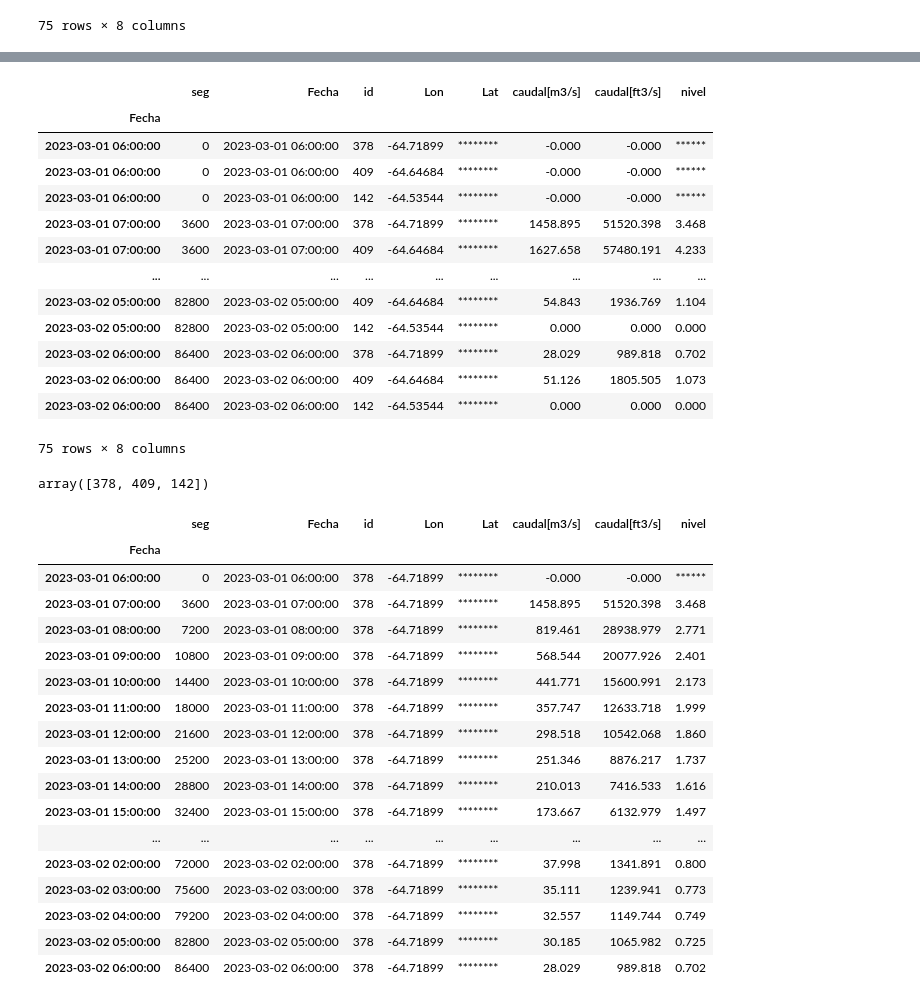
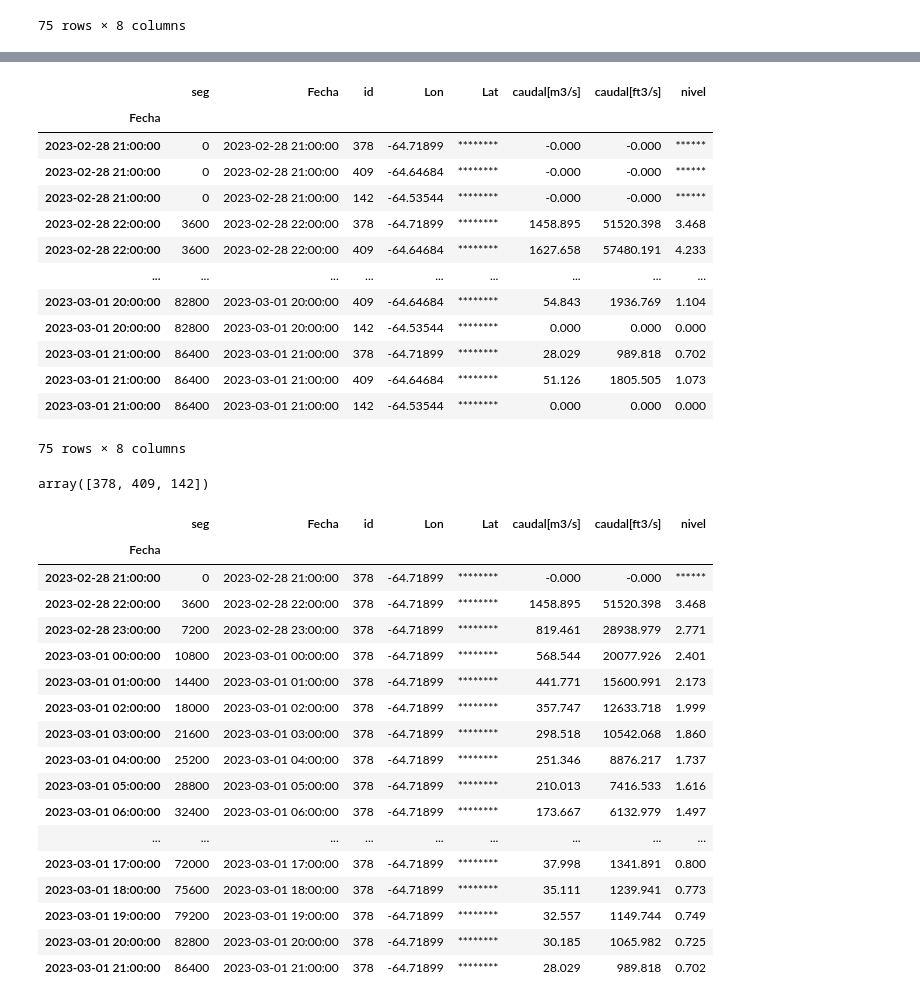
Before and after one commit to matias-suarez/wrf-hydro-calibration, a Jupyter notebook: frxst_out_point.ipynb, the cells around one changed output, grey strips where cells are left out. Cells and saved outputs as stored; diff of their text form; code cells hidden in the pictures.

```diff
--- a/frxst_out_point.ipynb
+++ b/frxst_out_point.ipynb
@@ -42,24 +96,25 @@ df
 # %%
 # Se transforma la columna fecha de str a objeto datetime
 df['Fecha'] = pd.to_datetime(df['Fecha'], format = '%Y-%m-%d %H:%M:%S')
 
+df['Fecha'] = df['Fecha'] - pd.Timedelta(hours=3)
 # Se setea el indice con la columna fecha
 df.index = df['Fecha']
 df
 # %% [output]
 |  | seg | Fecha | id | Lon | Lat | caudal[m3/s] | caudal[ft3/s] | nivel |
 | Fecha |  |  |  |  |  |  |  |  |
-| 2023-03-01 06:00:00 | 0 | 2023-03-01 06:00:00 | 378 | -64.71899 | ******** | -0.000 | -0.000 | ****** |
-| 2023-03-01 06:00:00 | 0 | 2023-03-01 06:00:00 | 409 | -64.64684 | ******** | -0.000 | -0.000 | ****** |
-| 2023-03-01 06:00:00 | 0 | 2023-03-01 06:00:00 | 142 | -64.53544 | ******** | -0.000 | -0.000 | ****** |
-| 2023-03-01 07:00:00 | 3600 | 2023-03-01 07:00:00 | 378 | -64.71899 | ******** | 1458.895 | 51520.398 | 3.468 |
-| 2023-03-01 07:00:00 | 3600 | 2023-03-01 07:00:00 | 409 | -64.64684 | ******** | 1627.658 | 57480.191 | 4.233 |
+| 2023-02-28 21:00:00 | 0 | 2023-02-28 21:00:00 | 378 | -64.71899 | ******** | -0.000 | -0.000 | ****** |
+| 2023-02-28 21:00:00 | 0 | 2023-02-28 21:00:00 | 409 | -64.64684 | ******** | -0.000 | -0.000 | ****** |
+| 2023-02-28 21:00:00 | 0 | 2023-02-28 21:00:00 | 142 | -64.53544 | ******** | -0.000 | -0.000 | ****** |
+| 2023-02-28 22:00:00 | 3600 | 2023-02-28 22:00:00 | 378 | -64.71899 | ******** | 1458.895 | 51520.398 | 3.468 |
+| 2023-02-28 22:00:00 | 3600 | 2023-02-28 22:00:00 | 409 | -64.64684 | ******** | 1627.658 | 57480.191 | 4.233 |
 | ... | ... | ... | ... | ... | ... | ... | ... | ... |
-| 2023-03-02 05:00:00 | 82800 | 2023-03-02 05:00:00 | 409 | -64.64684 | ******** | 54.843 | 1936.769 | 1.104 |
-| 2023-03-02 05:00:00 | 82800 | 2023-03-02 05:00:00 | 142 | -64.53544 | ******** | 0.000 | 0.000 | 0.000 |
-| 2023-03-02 06:00:00 | 86400 | 2023-03-02 06:00:00 | 378 | -64.71899 | ******** | 28.029 | 989.818 | 0.702 |
-| 2023-03-02 06:00:00 | 86400 | 2023-03-02 06:00:00 | 409 | -64.64684 | ******** | 51.126 | 1805.505 | 1.073 |
-| 2023-03-02 06:00:00 | 86400 | 2023-03-02 06:00:00 | 142 | -64.53544 | ******** | 0.000 | 0.000 | 0.000 |
+| 2023-03-01 20:00:00 | 82800 | 2023-03-01 20:00:00 | 409 | -64.64684 | ******** | 54.843 | 1936.769 | 1.104 |
+| 2023-03-01 20:00:00 | 82800 | 2023-03-01 20:00:00 | 142 | -64.53544 | ******** | 0.000 | 0.000 | 0.000 |
+| 2023-03-01 21:00:00 | 86400 | 2023-03-01 21:00:00 | 378 | -64.71899 | ******** | 28.029 | 989.818 | 0.702 |
+| 2023-03-01 21:00:00 | 86400 | 2023-03-01 21:00:00 | 409 | -64.64684 | ******** | 51.126 | 1805.505 | 1.073 |
+| 2023-03-01 21:00:00 | 86400 | 2023-03-01 21:00:00 | 142 | -64.53544 | ******** | 0.000 | 0.000 | 0.000 |
 75 rows × 8 columns
 # %%
 df['id'].unique()
@@ -71,22 +126,22 @@ df_id1
 # %% [output]
 |  | seg | Fecha | id | Lon | Lat | caudal[m3/s] | caudal[ft3/s] | nivel |
 | Fecha |  |  |  |  |  |  |  |  |
-| 2023-03-01 06:00:00 | 0 | 2023-03-01 06:00:00 | 378 | -64.71899 | ******** | -0.000 | -0.000 | ****** |
-| 2023-03-01 07:00:00 | 3600 | 2023-03-01 07:00:00 | 378 | -64.71899 | ******** | 1458.895 | 51520.398 | 3.468 |
-| 2023-03-01 08:00:00 | 7200 | 2023-03-01 08:00:00 | 378 | -64.71899 | ******** | 819.461 | 28938.979 | 2.771 |
-| 2023-03-01 09:00:00 | 10800 | 2023-03-01 09:00:00 | 378 | -64.71899 | ******** | 568.544 | 20077.926 | 2.401 |
-| 2023-03-01 10:00:00 | 14400 | 2023-03-01 10:00:00 | 378 | -64.71899 | ******** | 441.771 | 15600.991 | 2.173 |
-| 2023-03-01 11:00:00 | 18000 | 2023-03-01 11:00:00 | 378 | -64.71899 | ******** | 357.747 | 12633.718 | 1.999 |
-| 2023-03-01 12:00:00 | 21600 | 2023-03-01 12:00:00 | 378 | -64.71899 | ******** | 298.518 | 10542.068 | 1.860 |
-| 2023-03-01 13:00:00 | 25200 | 2023-03-01 13:00:00 | 378 | -64.71899 | ******** | 251.346 | 8876.217 | 1.737 |
-| 2023-03-01 14:00:00 | 28800 | 2023-03-01 14:00:00 | 378 | -64.71899 | ******** | 210.013 | 7416.533 | 1.616 |
-| 2023-03-01 15:00:00 | 32400 | 2023-03-01 15:00:00 | 378 | -64.71899 | ******** | 173.667 | 6132.979 | 1.497 |
+| 2023-02-28 21:00:00 | 0 | 2023-02-28 21:00:00 | 378 | -64.71899 | ******** | -0.000 | -0.000 | ****** |
+| 2023-02-28 22:00:00 | 3600 | 2023-02-28 22:00:00 | 378 | -64.71899 | ******** | 1458.895 | 51520.398 | 3.468 |
+| 2023-02-28 23:00:00 | 7200 | 2023-02-28 23:00:00 | 378 | -64.71899 | ******** | 819.461 | 28938.979 | 2.771 |
+| 2023-03-01 00:00:00 | 10800 | 2023-03-01 00:00:00 | 378 | -64.71899 | ******** | 568.544 | 20077.926 | 2.401 |
+| 2023-03-01 01:00:00 | 14400 | 2023-03-01 01:00:00 | 378 | -64.71899 | ******** | 441.771 | 15600.991 | 2.173 |
+| 2023-03-01 02:00:00 | 18000 | 2023-03-01 02:00:00 | 378 | -64.71899 | ******** | 357.747 | 12633.718 | 1.999 |
+| 2023-03-01 03:00:00 | 21600 | 2023-03-01 03:00:00 | 378 | -64.71899 | ******** | 298.518 | 10542.068 | 1.860 |
+| 2023-03-01 04:00:00 | 25200 | 2023-03-01 04:00:00 | 378 | -64.71899 | ******** | 251.346 | 8876.217 | 1.737 |
+| 2023-03-01 05:00:00 | 28800 | 2023-03-01 05:00:00 | 378 | -64.71899 | ******** | 210.013 | 7416.533 | 1.616 |
+| 2023-03-01 06:00:00 | 32400 | 2023-03-01 06:00:00 | 378 | -64.71899 | ******** | 173.667 | 6132.979 | 1.497 |
 | ... | ... | ... | ... | ... | ... | ... | ... | ... |
-| 2023-03-02 02:00:00 | 72000 | 2023-03-02 02:00:00 | 378 | -64.71899 | ******** | 37.998 | 1341.891 | 0.800 |
-| 2023-03-02 03:00:00 | 75600 | 2023-03-02 03:00:00 | 378 | -64.71899 | ******** | 35.111 | 1239.941 | 0.773 |
-| 2023-03-02 04:00:00 | 79200 | 2023-03-02 04:00:00 | 378 | -64.71899 | ******** | 32.557 | 1149.744 | 0.749 |
-| 2023-03-02 05:00:00 | 82800 | 2023-03-02 05:00:00 | 378 | -64.71899 | ******** | 30.185 | 1065.982 | 0.725 |
-| 2023-03-02 06:00:00 | 86400 | 2023-03-02 06:00:00 | 378 | -64.71899 | ******** | 28.029 | 989.818 | 0.702 |
+| 2023-03-01 17:00:00 | 72000 | 2023-03-01 17:00:00 | 378 | -64.71899 | ******** | 37.998 | 1341.891 | 0.800 |
+| 2023-03-01 18:00:00 | 75600 | 2023-03-01 18:00:00 | 378 | -64.71899 | ******** | 35.111 | 1239.941 | 0.773 |
+| 2023-03-01 19:00:00 | 79200 | 2023-03-01 19:00:00 | 378 | -64.71899 | ******** | 32.557 | 1149.744 | 0.749 |
+| 2023-03-01 20:00:00 | 82800 | 2023-03-01 20:00:00 | 378 | -64.71899 | ******** | 30.185 | 1065.982 | 0.725 |
+| 2023-03-01 21:00:00 | 86400 | 2023-03-01 21:00:00 | 378 | -64.71899 | ******** | 28.029 | 989.818 | 0.702 |
 # %%
 fig_width = 12
 fig_height = 6
```
Also changed, not shown: parts of 8 cells of this notebook, 2 other files.
